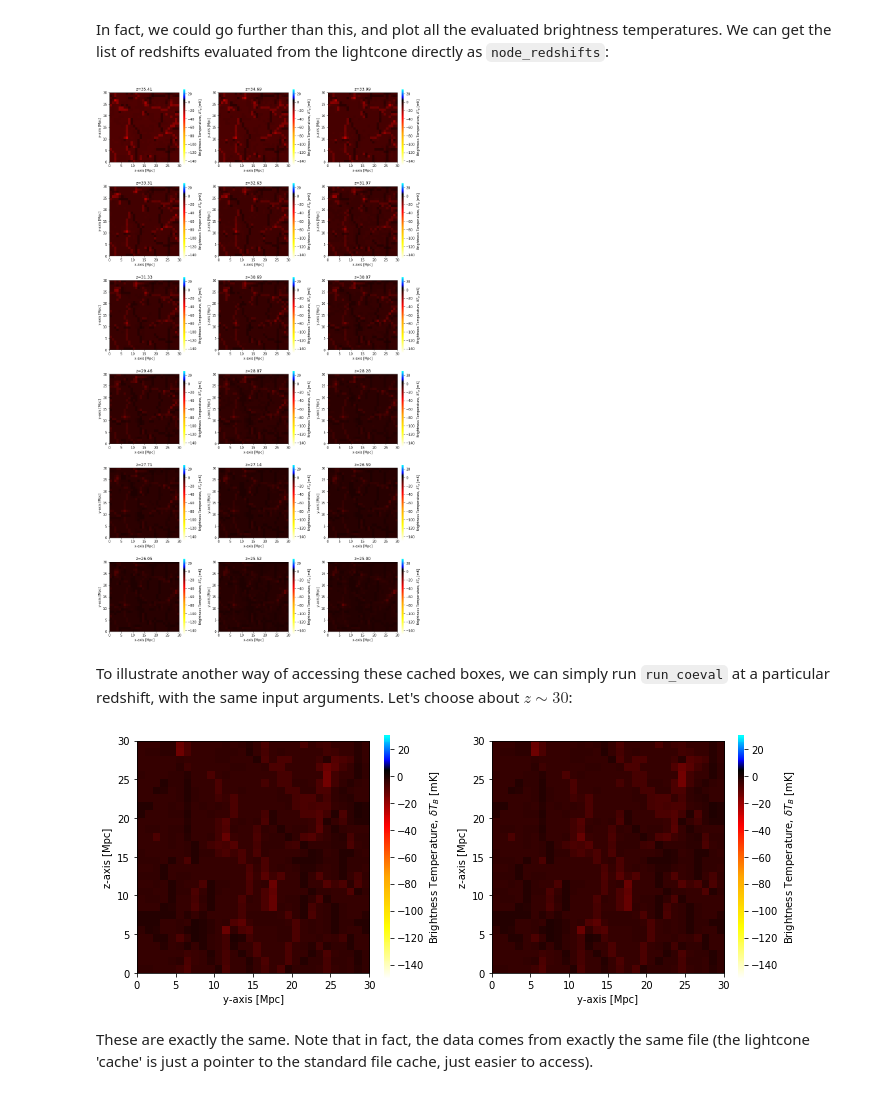
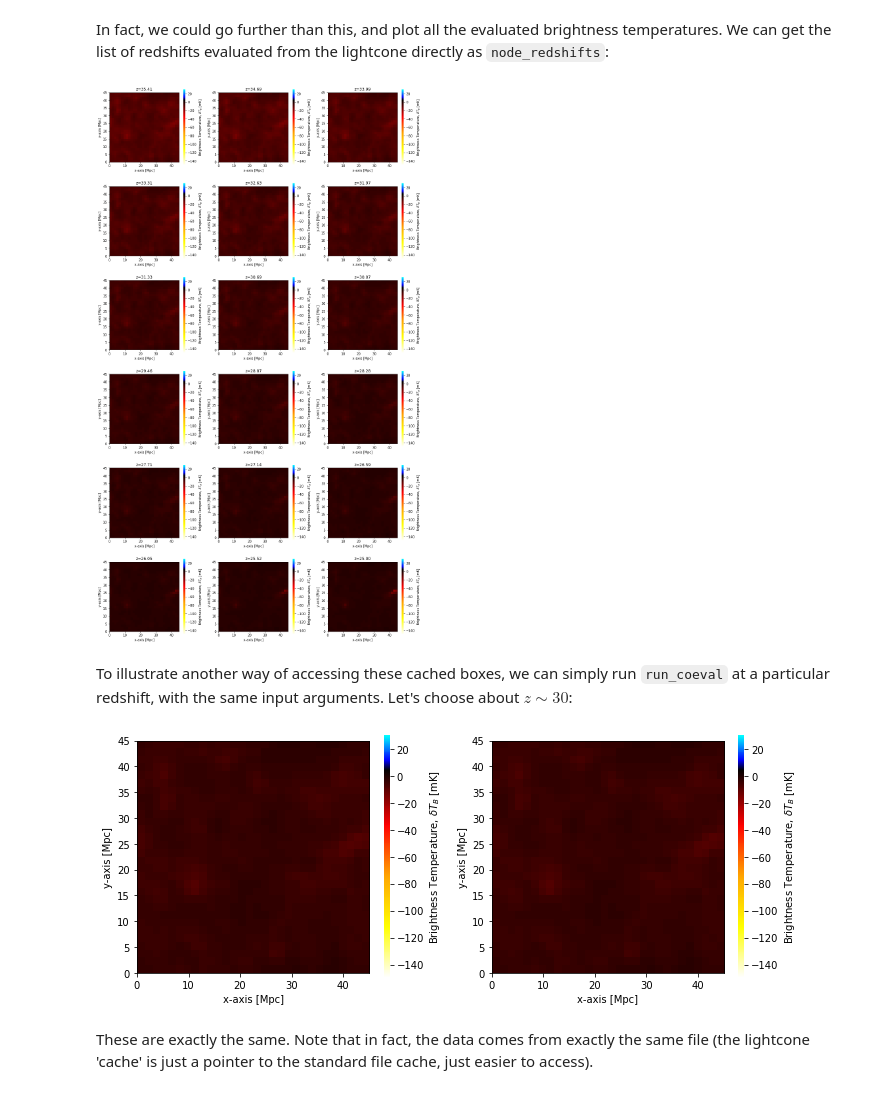
Before and after one commit to 21cmfast/21cmFAST, a Jupyter notebook: docs/tutorials/gather_data.ipynb, the cells around one changed output. Drawn from its saved outputs; the diff is of its cells as text; code cells hidden in the pictures.

```diff
--- a/docs/tutorials/gather_data.ipynb
+++ b/docs/tutorials/gather_data.ipynb
@@ -42,7 +42,7 @@ We first run a coeval box and lightcone to have something to read later. It's a
 # %%
 coeval = p21c.run_coeval(
     redshift = 25.0,
-    user_params = {"HII_DIM": 30, "BOX_LEN": 30},
+    user_params = {"HII_DIM": 30, "BOX_LEN": 45},
     flag_options={"USE_TS_FLUCT": True},
     random_seed=1978,
     write=True
@@ -51,7 +51,7 @@ coeval = p21c.run_coeval(
 lightcone = p21c.run_lightcone(
     redshift = 25.0,
     max_redshift = 35.0,
-    user_params = {"HII_DIM": 30, "BOX_LEN": 30},
+    user_params = {"HII_DIM": 30, "BOX_LEN": 45},
     flag_options={"USE_TS_FLUCT": True},
     random_seed=1978,
     lightcone_quantities=("brightness_temp", 'density'),
@@ -151,30 +148,30 @@ for i, z in enumerate(lightcone.node_redshifts):
     ax.flatten()[i].set_title(f"z={z:.2f}")
 plt.tight_layout()
 # %% [output]
-[figure, old version]
+[figure, new version]
 # %% [markdown]
 To illustrate another way of accessing these cached boxes, we can simply run `run_coeval` at a particular redshift, with the same input arguments. Let's choose about $z\sim30$:
 # %%
 z30 = lightcone.node_redshifts[8] # the closest to 30
 
 # Run the coeval. This will just find the box in cache, since it has exactly the same parameters.
 coeval_z30 = p21c.run_coeval(
     redshift = z30,
-    user_params = {"HII_DIM": 30, "BOX_LEN": 30},
+    user_params = {"HII_DIM": 30, "BOX_LEN": 45},
     flag_options={"USE_TS_FLUCT": True},
     random_seed=1978,
     write=False
 )
 
 # Compare that to what we get from the lightcone cache
 lc_z30 = lightcone.get_cached_data(redshift=30, kind='brightness_temp', load_data=True)
 
 fig, ax = plt.subplots(1,2, figsize=(10,4))
 plotting.coeval_sliceplot(coeval_z30, ax=ax[0])
 plotting.coeval_sliceplot(lc_z30, ax=ax[1])
 plt.tight_layout()
 # %% [output]
-[figure, old version]
+[figure, new version]
 # %% [markdown]
 These are exactly the same. Note that in fact, the data comes from exactly the same file (the lightcone 'cache' is just a pointer to the standard file cache, just easier to access).
 # %% [markdown]
```
Also changed, not shown: parts of 8 cells of this notebook.
